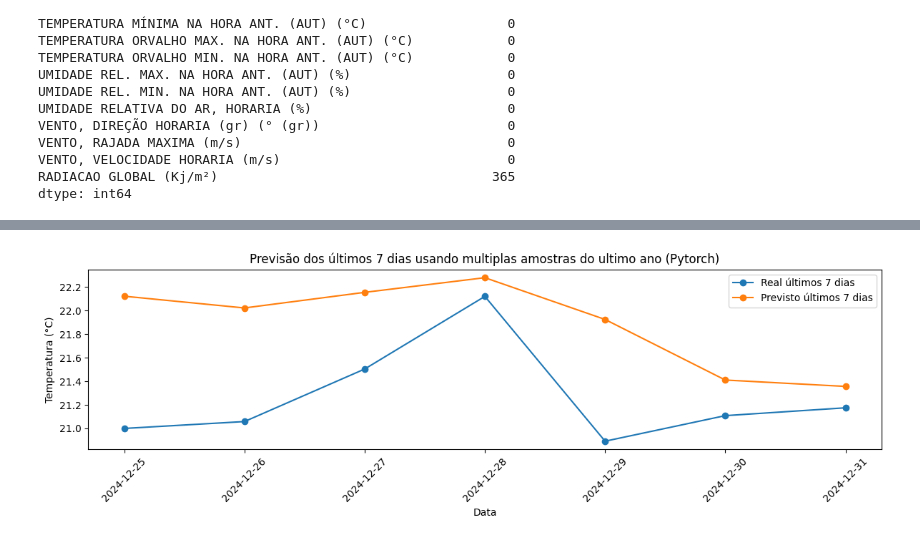
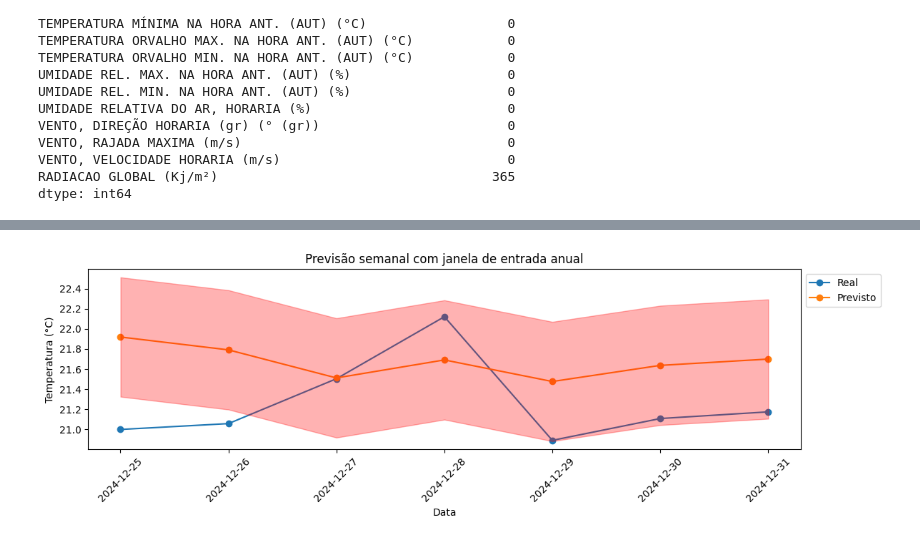
Before and after one commit to juliababa/TCC, a Jupyter notebook: neuralnetwork.ipynb, the cells around one changed output, grey strips where cells are left out. Saved outputs shown, nothing was run; the diff lists cells and outputs as text; code cells hidden in the pictures.

```diff
--- a/neuralnetwork.ipynb
+++ b/neuralnetwork.ipynb
@@ -493,7 +780,10 @@ RMSE dos últimos 7 dias: 0.63
 # %%
 # ===============================================
-# Previsões de 7 dias utilizando multiplas amostras do ano anterior
+# Previsões de 7 dias com janela de entrada anual
 # ===============================================
+import torch
+torch.manual_seed(1)
+
 
 N_INPUT  = 358
 N_OUTPUT = 7
@@ -581,13 +871,21 @@ print(f"\nRMSE: {rmse:.2f} {metric_unit}")
 
 # Plot
 datas_reais = df["data"].iloc[-N_OUTPUT:]
-plt.figure(figsize=(12,4))
-plt.plot(datas_reais, y_target_real, marker="o", label="Real últimos 7 dias")
-plt.plot(datas_reais, preds_real, marker="o", label="Previsto últimos 7 dias")
-plt.title("Previsão dos últimos 7 dias usando multiplas amostras do ultimo ano (Pytorch)")
-plt.xlabel("Data")
-plt.ylabel(ylabel)
-plt.legend()
+fig, ax = plt.subplots(figsize=(12,4))
+ax.plot(datas_reais, y_target_real, marker="o", label="Real")
+ax.plot(datas_reais, preds_real,  marker="o", label="Previsto")
+ax.fill_between(datas_reais, preds_real - rmse, preds_real + rmse,
+                alpha=.3, zorder=20, color='red')
+
+# 1) Aumentar limite superior do Y (ex.: 5% acima do máximo observado)
+ymax = max(np.max(y_target_real), np.max(preds_real))
+ax.set_ylim(top=ymax * 1.05)        # ou ax.set_ylim(ax.get_ylim()[0], ymax * 1.05)
+
+# 2) Legenda no canto superior direito (dentro do gráfico)
+ax.legend(loc='upper right')
+
+ax.set_title("Previsão semanal com janela de entrada anual")
+ax.set_xlabel("Data"); ax.set_ylabel(ylabel)
 plt.xticks(rotation=45)
 plt.tight_layout()
 plt.show()
@@ -602,3 +900,3 @@ RMSE: 0.74 °C
-[figure, old version]
+[figure, new version]
 # %%
 # ===============================================
```
Also changed, not shown: parts of 9 cells of this notebook, 21 other files.
